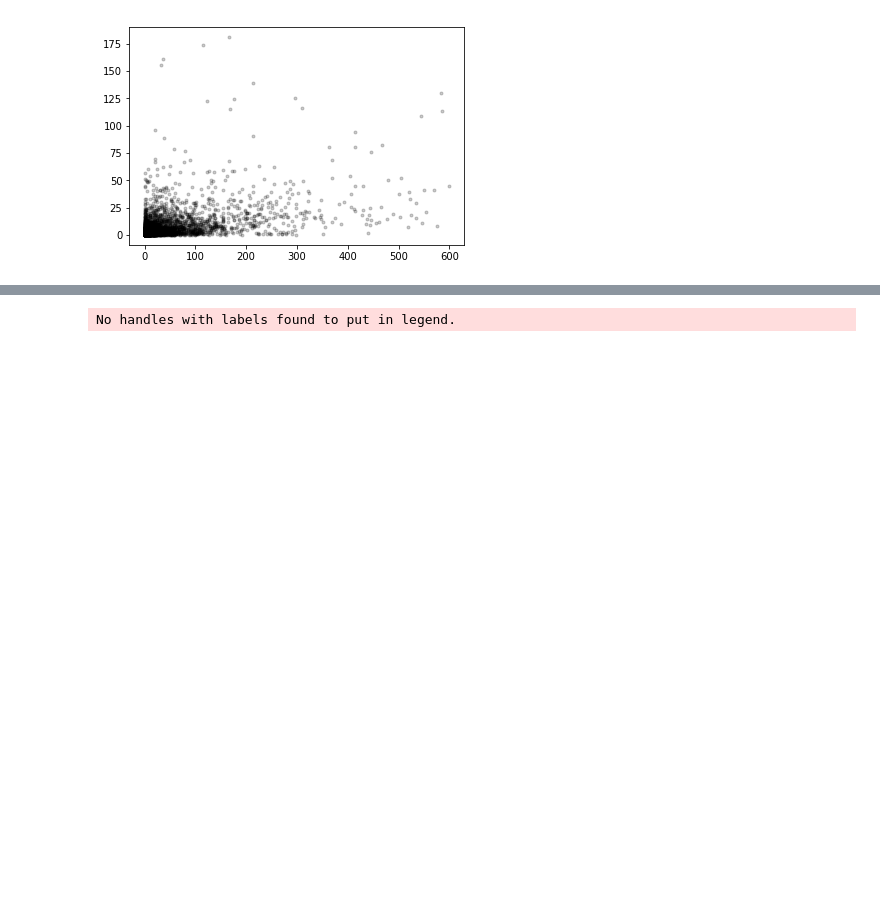
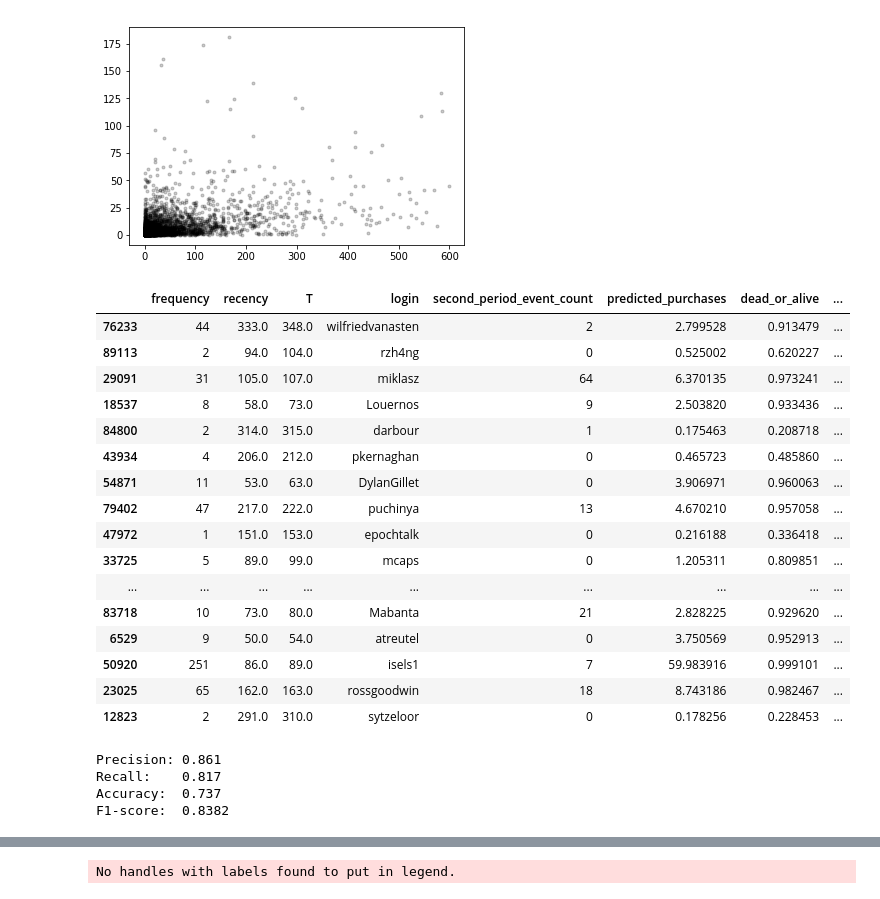
Before and after one commit to bps10/github-churn, a Jupyter notebook: Model_CVL.ipynb, the cells around one changed output, grey strips where cells are left out. Drawn from its saved outputs; the diff is of its cells as text; code cells hidden in the pictures; blank space fills up the shorter version.

```diff
--- a/Model_CVL.ipynb
+++ b/Model_CVL.ipynb
@@ -143,3 +145,46 @@ np.sqrt(np.mean((lft_df.predicted_purchases - lft_df.second_period_event_count)
  [0.47756658 1.        ]]
 72.04655996019379
 [figure]
+# %%
+lft_df['probability_alive'] = bgf.conditional_probability_alive(1, lft_df['frequency'],
+                                                                  lft_df['recency'], n_weeks)
+lft_df['alive'] = lft_df['probability_alive'] > 0.5
+lft_df.head(30)
+# %% [output]
+|  | frequency | recency | T | login | second_period_event_count | predicted_purchases | dead_or_alive | ... |
+| 76233 | 44 | 333.0 | 348.0 | wilfriedvanasten | 2 | 2.799528 | 0.913479 | ... |
+| 89113 | 2 | 94.0 | 104.0 | rzh4ng | 0 | 0.525002 | 0.620227 | ... |
+| 29091 | 31 | 105.0 | 107.0 | miklasz | 64 | 6.370135 | 0.973241 | ... |
+| 18537 | 8 | 58.0 | 73.0 | Louernos | 9 | 2.503820 | 0.933436 | ... |
+| 84800 | 2 | 314.0 | 315.0 | darbour | 1 | 0.175463 | 0.208718 | ... |
+| 43934 | 4 | 206.0 | 212.0 | pkernaghan | 0 | 0.465723 | 0.485860 | ... |
+| 54871 | 11 | 53.0 | 63.0 | DylanGillet | 0 | 3.906971 | 0.960063 | ... |
+| 79402 | 47 | 217.0 | 222.0 | puchinya | 13 | 4.670210 | 0.957058 | ... |
+| 47972 | 1 | 151.0 | 153.0 | epochtalk | 0 | 0.216188 | 0.336418 | ... |
+| 33725 | 5 | 89.0 | 99.0 | mcaps | 0 | 1.205311 | 0.809851 | ... |
+| ... | ... | ... | ... | ... | ... | ... | ... | ... |
+| 83718 | 10 | 73.0 | 80.0 | Mabanta | 21 | 2.828225 | 0.929620 | ... |
+| 6529 | 9 | 50.0 | 54.0 | atreutel | 0 | 3.750569 | 0.952913 | ... |
+| 50920 | 251 | 86.0 | 89.0 | isels1 | 7 | 59.983916 | 0.999101 | ... |
+| 23025 | 65 | 162.0 | 163.0 | rossgoodwin | 18 | 8.743186 | 0.982467 | ... |
+| 12823 | 2 | 291.0 | 310.0 | sytzeloor | 0 | 0.178256 | 0.228453 | ... |
+# %%
+TP = np.sum((lft_df.alive == True) & (lft_df.second_period_event_count > 0))
+FP = np.sum((lft_df.alive == False) & (lft_df.second_period_event_count > 0))
+FN = np.sum((lft_df.alive == True) & (lft_df.second_period_event_count < 1))
+TN = np.sum((lft_df.alive == False) & (lft_df.second_period_event_count < 1))
+
+precision = TP / (TP + FP)
+recall = TP / (TP + FN)
+accuracy = (TP + TN) / (TP + FP + FN + TN)
+f1score = 2 * (precision * recall) /  (precision + recall)
+print('Precision: {0}'.format(np.round(precision, 3)))
+print('Recall:    {0}'.format(np.round(recall, 3)))
+print('Accuracy:  {0}'.format(np.round(accuracy, 3)))
+print('F1-score:  {0}'.format(np.round(f1score, 4)))
+#print([TP.sum(), FP.sum()])
+# %% [output]
+Precision: 0.861
+Recall:    0.817
+Accuracy:  0.737
+F1-score:  0.8382
```
Also changed, not shown: parts of 3 cells of this notebook, 5 other files.
